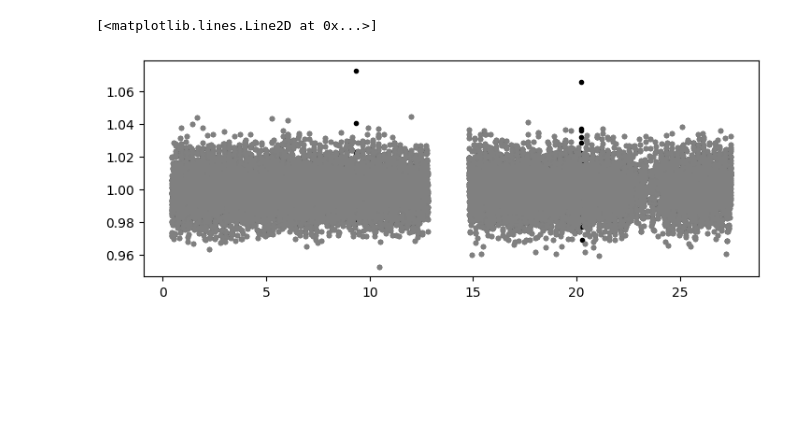
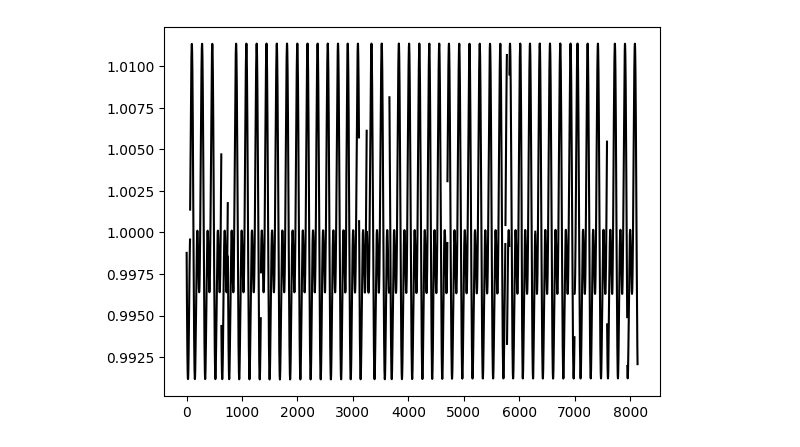
Before and after one commit to lgrcia/paper-nuance, a Jupyter notebook: workflows/tess_injection_recovery/notebook/plot_single.ipynb, the cells around one changed output. Drawn from its saved outputs; the diff is of its cells as text; code cells hidden in the pictures; blank space fills up the shorter version.

```diff
--- a/workflows/tess_injection_recovery/notebook/plot_single.ipynb
+++ b/workflows/tess_injection_recovery/notebook/plot_single.ipynb
@@ -57,7 +57,10 @@ plt.plot(gp_mean, "k", label="GP mean" if i == 0 else None)
-# %%
-plt.figure(None, (8.5, 3))
-plt.plot(original_data["time"], original_data["flux"], ".", c="k", label="original data")
-plt.plot(data["time"], data["flux"], ".", c="0.5", label="original data")
-# %% [output]
-[<matplotlib.lines.Line2D at 0x...>]
-[figure, removed]
+# %%
+idxs = np.flatnonzero(np.diff(data["time"]) > 4*np.median(np.diff(data["time"])))
+idxs = [0, *idxs, len(data["time"])]
+
+for i in range(len(idxs) - 1):
+    x = np.arange(idxs[i] + 1, idxs[i + 1])
+    y = gp_mean[idxs[i] + 1 : idxs[i + 1]]
+    plt.plot(x, y, "k", label="GP mean" if i == 0 else None)
+# %% [output]
+[figure, added]
```
Also changed, not shown: parts of 3 cells of this notebook, 36 other files.
